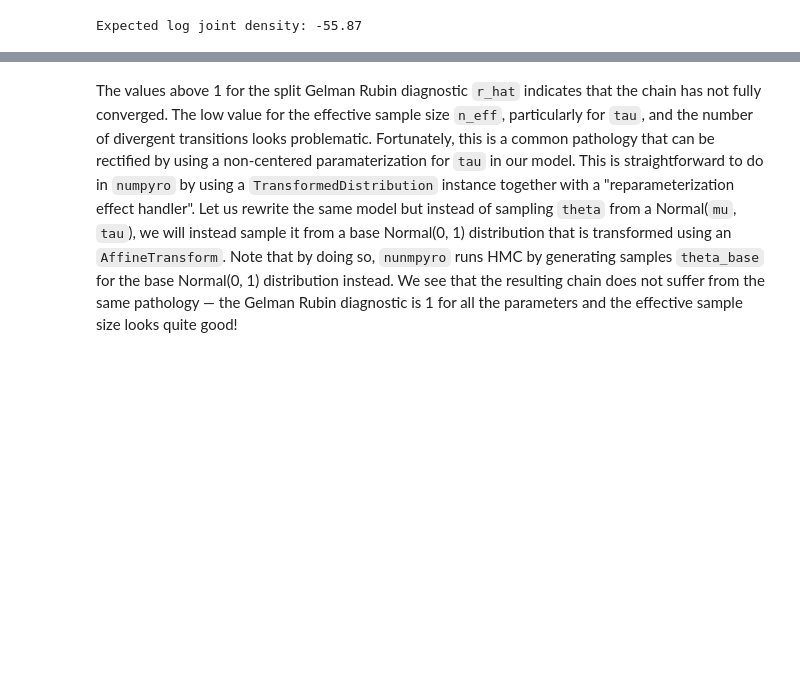
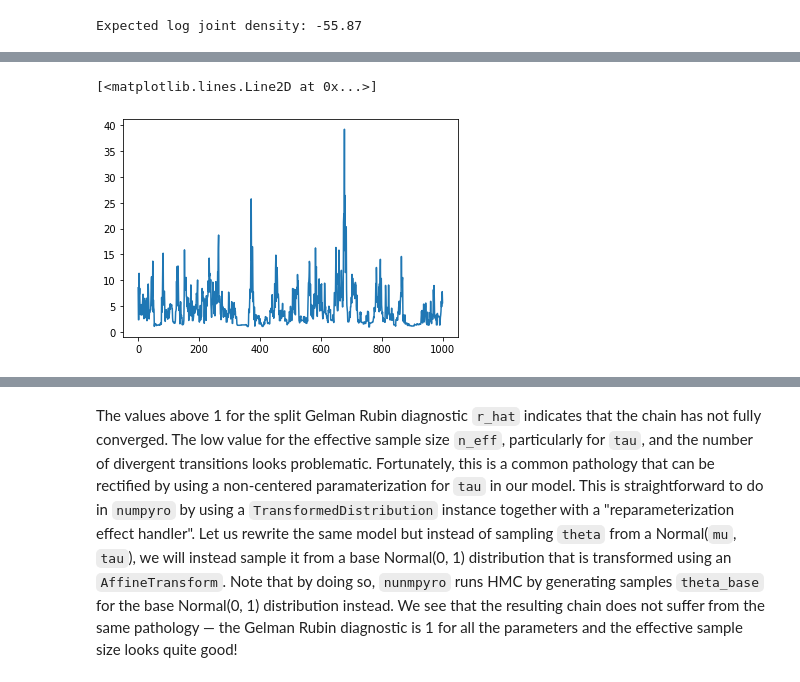
Before and after one commit to ludkinm/numpyro, a Jupyter notebook: notebooks/HMC_schools.ipynb, the cells around one changed output, grey strips where cells are left out. Cells and saved outputs as stored; diff of their text form; code cells hidden in the pictures; blank space fills up the shorter version.

```diff
--- a/notebooks/HMC_schools.ipynb
+++ b/notebooks/HMC_schools.ipynb
@@ -66,0 +78,5 @@ plt.plot(samples['mu'])
+# %%
+plt.plot(samples['tau'])
+# %% [output]
+[<matplotlib.lines.Line2D at 0x...>]
+[figure, added]
```
Also changed, not shown: parts of 9 cells of this notebook, 9 other files.
